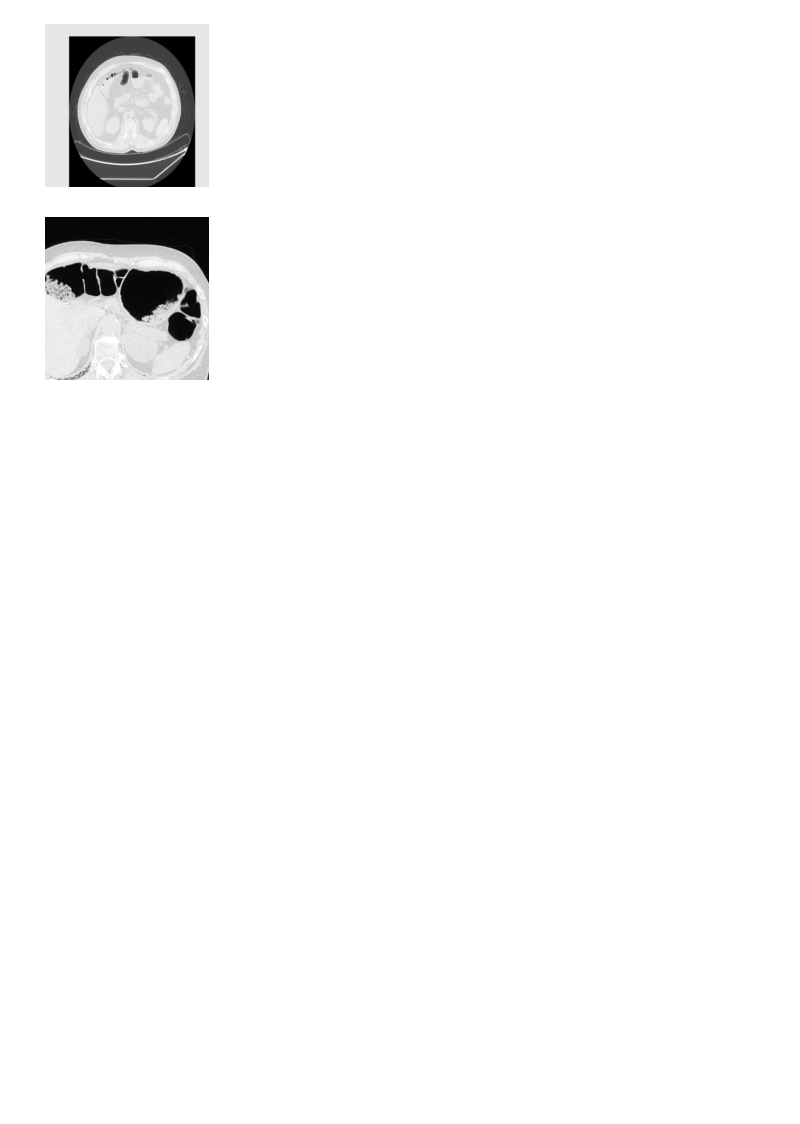
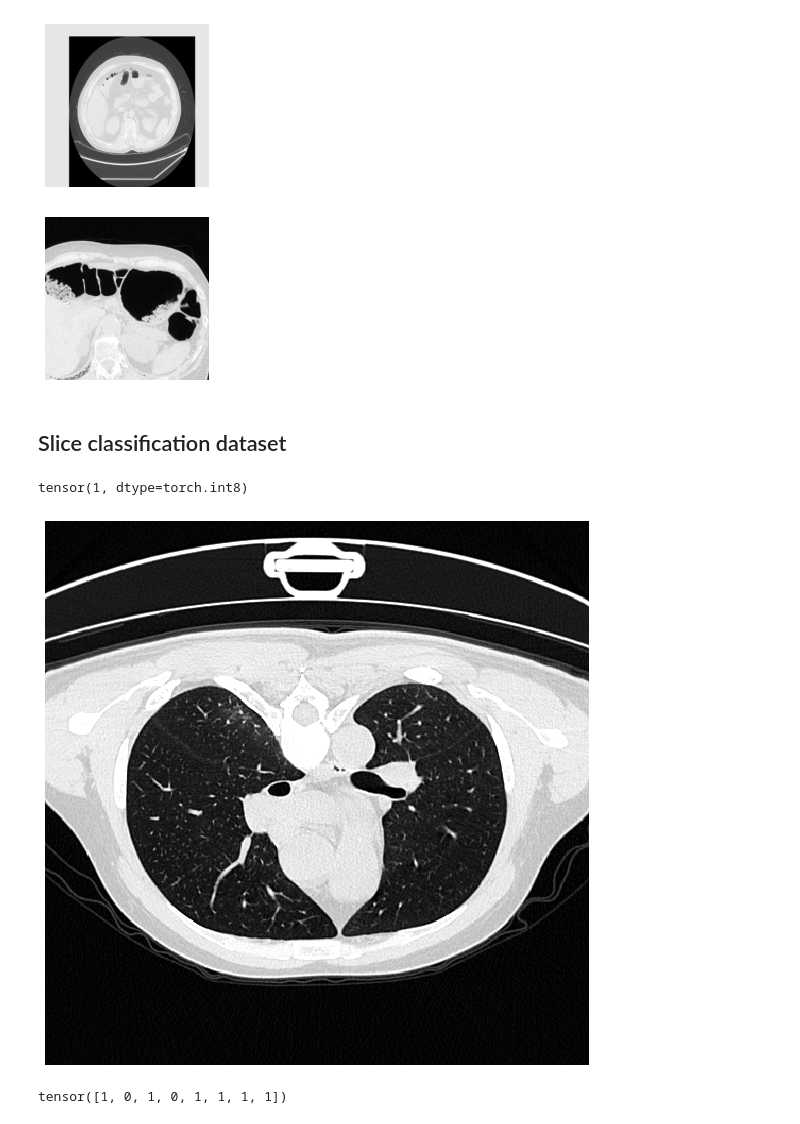
Before and after one commit to CoronaWhy/lunglens, a Jupyter notebook: lib-src/02_loaders.ipynb, the cells around one changed output. Cells and saved outputs as stored; diff of their text form; code cells hidden in the pictures; blank space fills up the shorter version.

Commit message:
add covid19-ct-scans pipeline boilerplate using pytorch ignite

```diff
--- a/lib-src/02_loaders.ipynb
+++ b/lib-src/02_loaders.ipynb
@@ -150,11 +154,11 @@ class RandomSlicerDataset(Dataset):
         return np.stack(slices).reshape((len(slices), 1, w, h)).astype(np.float32)
 # %%
 # this just an example
-tfms = A.Compose([
+tfms = img_tfm(A.Compose([
     A.Resize(512, 512),
     A.RandomCrop(384, 384)
     #ToColorTensor()
-])
+]))
 # %%
 dataset = RandomSlicerDataset(datasets_root, transform=tfms)
 len(dataset)
@@ -258,3 +262,5 @@ print_slice(reshaped_batch0[4 + 1][0], figsize=(3, 3))
 # %% [output]
 [figure]
 [figure]
+# %% [markdown]
+## Slice classification dataset
@@ -260,0 +304,25 @@ print_slice(reshaped_batch0[4 + 1][0], figsize=(3, 3))
+# %%
+cls_ds_root = datasets_root / 'covid19-ct-scans'
+# %%
+df = pd.read_csv(cls_ds_root / 'metadata.csv')
+# from sklearn.model_selection import train_test_split
+# df_train, df_val = train_test_split(df, test_size=0.2, random_state=42, stratify=df.label)
+# %%
+train_ds = SliceClassificationDataset(df, cls_ds_root, transform=tfms)
+
+img, lbl = random.choice(train_ds)
+# %%
+print(lbl)
+print_slice(img)
+# %% [output]
+tensor(1, dtype=torch.int8)
+[figure, added]
+# %%
+train_loader = DataLoader(train_ds, batch_size=8, shuffle=True)
+
+for batch_x, batch_y in train_loader:
+    break
+
+batch_y
+# %% [output]
+tensor([1, 0, 1, 0, 1, 1, 1, 1])
```
Also changed, not shown: parts of 9 cells of this notebook, 3 other files.
